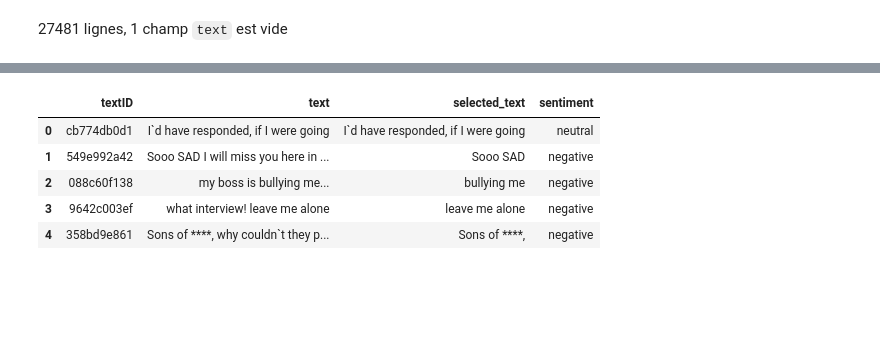
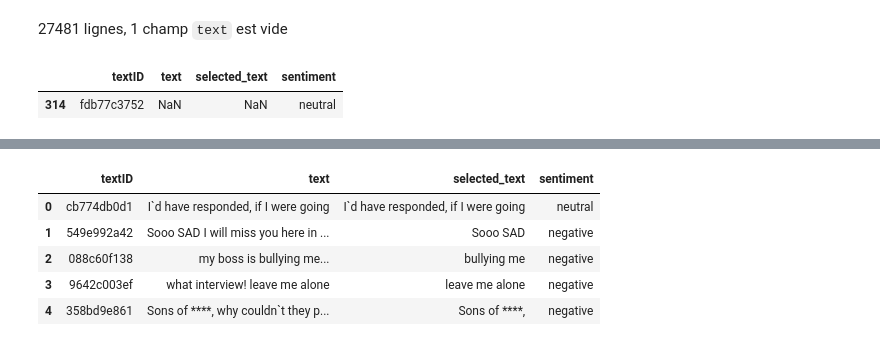
Before and after one commit to Fabien-DS/DSA_Sentiment, a Jupyter notebook: notebooks/EDA.ipynb, the cells around one changed output, grey strips where cells are left out. Saved outputs shown, nothing was run; the diff lists cells and outputs as text; code cells hidden in the pictures; blank space fills up the shorter version.

```diff
--- a/notebooks/EDA.ipynb
+++ b/notebooks/EDA.ipynb
@@ -52,3 +57,9 @@ sentiment        0
 dtype: int64
 # %% [markdown]
 27481 lignes, 1 champ `text` est vide
+# %%
+#Identification de la ligne avec valeurs NA
+commentaires[commentaires["text"].isna()==1]
+# %% [output]
+|  | textID | text | selected_text | sentiment |
+| 314 | fdb77c3752 | NaN | NaN | neutral |
```
Also changed, not shown: parts of 17 cells of this notebook, 2 other files.
